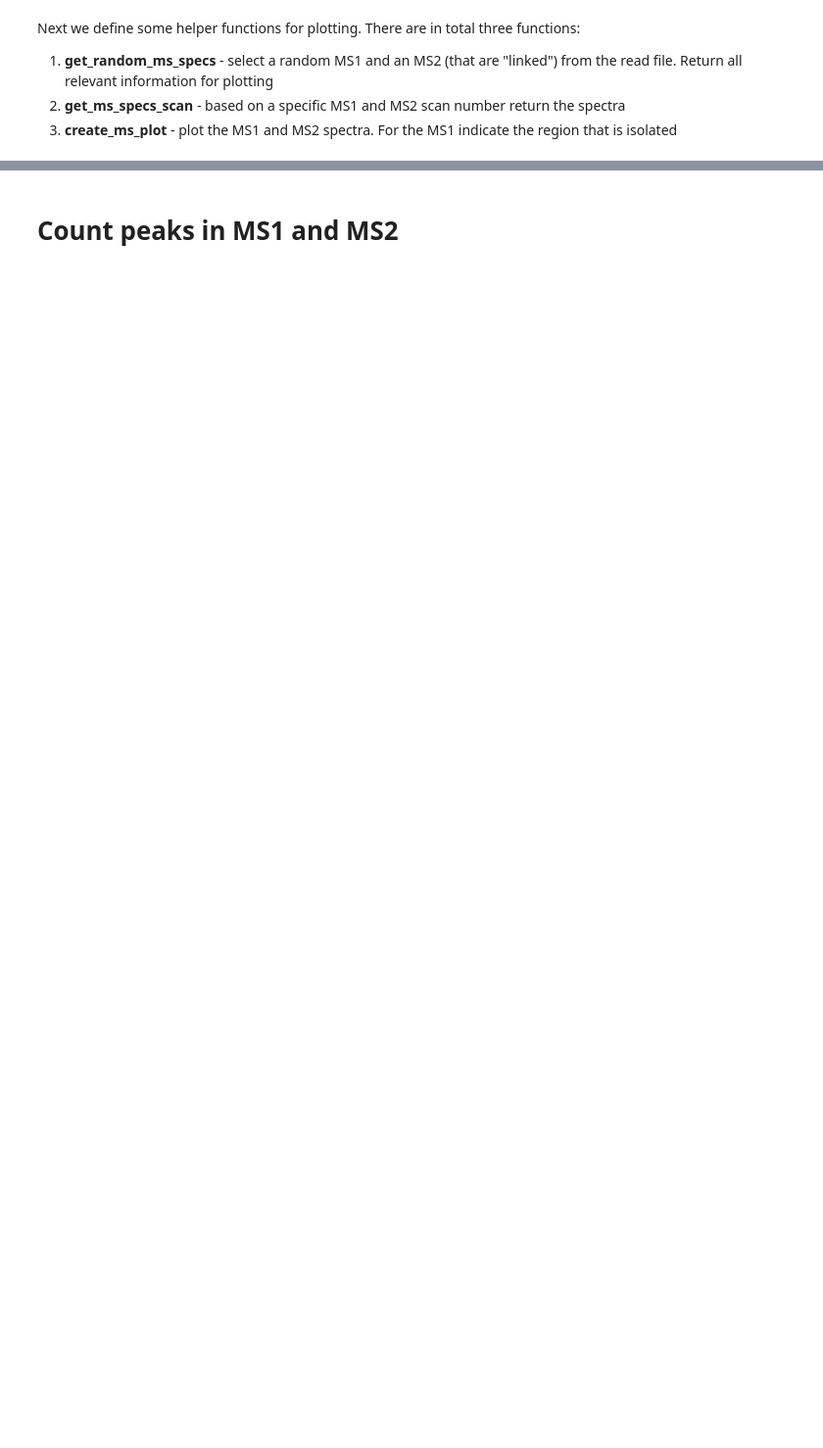
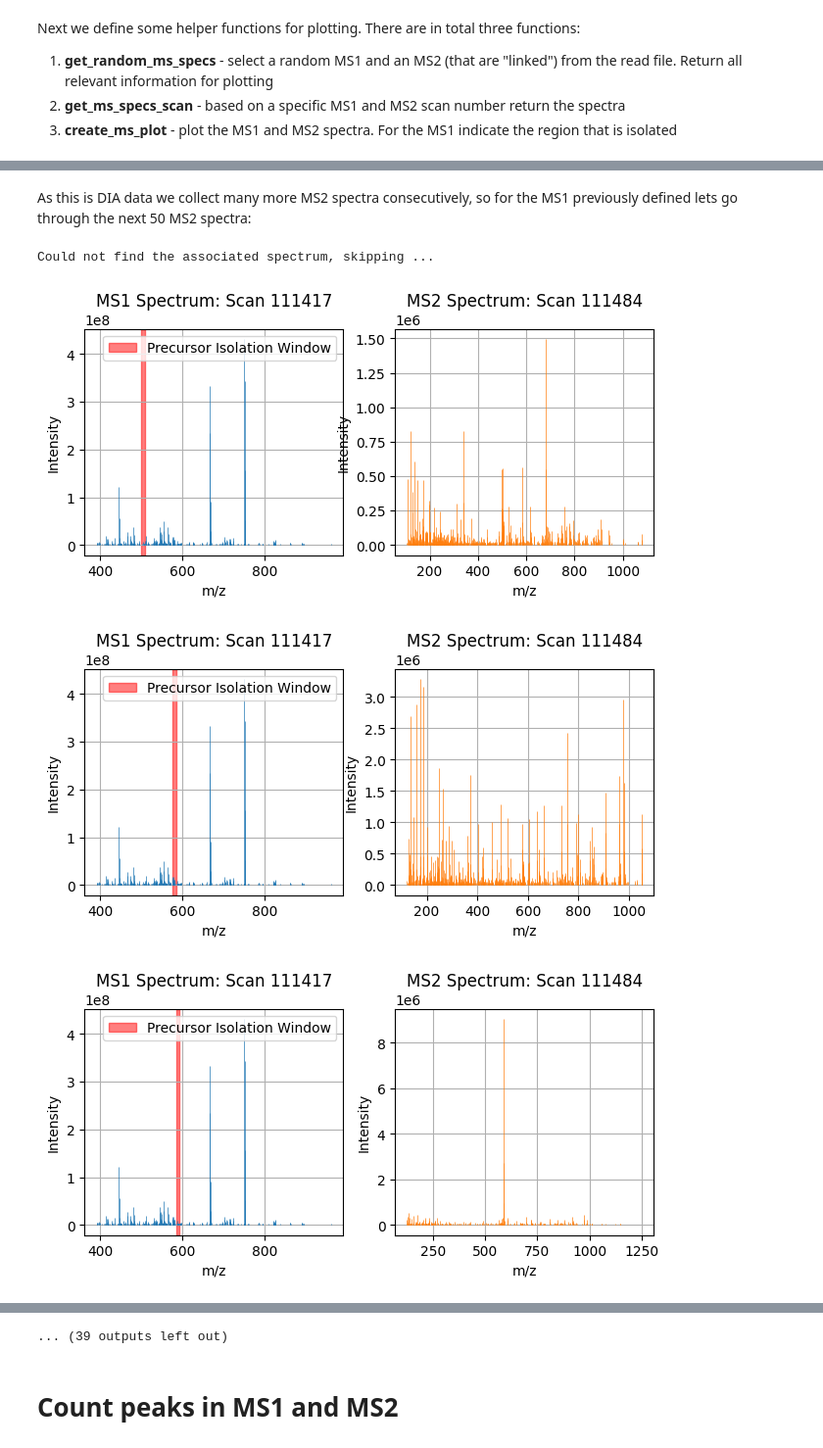
Before and after one commit to CompOmics/EUPA_2025_DIA, a Jupyter notebook: workshop/Workshop_EuPA2025.ipynb, the cells around one changed output, grey strips where cells are left out. Shown at 98% size. Drawn from its saved outputs; the diff is of its cells as text; code cells hidden in the pictures; blank space fills up the shorter version.

```diff
--- a/workshop/Workshop_EuPA2025.ipynb
+++ b/workshop/Workshop_EuPA2025.ipynb
@@ -205,0 +201,15 @@ NameError: name 'ms1_to_scan' is not defined
+# %% [markdown]
+As this is DIA data we collect many more MS2 spectra consecutively, so for the MS1 previously defined lets go through the next 50 MS2 spectra:
+# %%
+next_n_spectra = 25
+for i in range(0,next_n_spectra):
+    try:
+        mz1, intensity1, ms1_spectrum, mz2, intensity2, ms2_spectrum, precursor_mz2, isolation_width = get_ms_specs_scan(ms1_to_scan,ms1_to_ms2,random_ms1,random_ms1+i)
+    except KeyError:
+        print("Could not find the associated spectrum, skipping ...")
+    create_ms_plot(mz1,intensity1, ms1_spectrum, mz2, intensity2, ms2_spectrum, precursor_mz2, isolation_width)
+# %% [output]
+Could not find the associated spectrum, skipping ...
+[figure, added]
+[figure, added]
+[figure, added]
@@ -206,3 +224,4 @@ NameError: name 'ms1_to_scan' is not defined
+... (39 outputs left out)
 # %% [markdown]
 # Count peaks in MS1 and MS2
 # %% [markdown]
```
Also changed, not shown: parts of 7 cells of this notebook.
